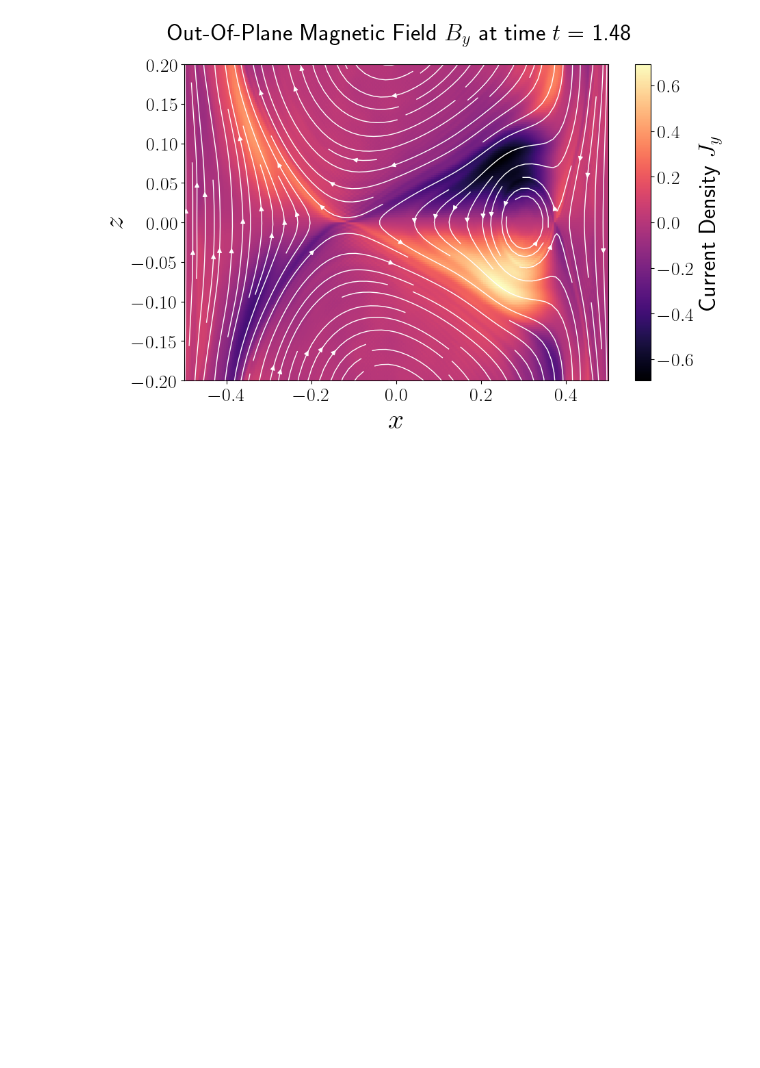
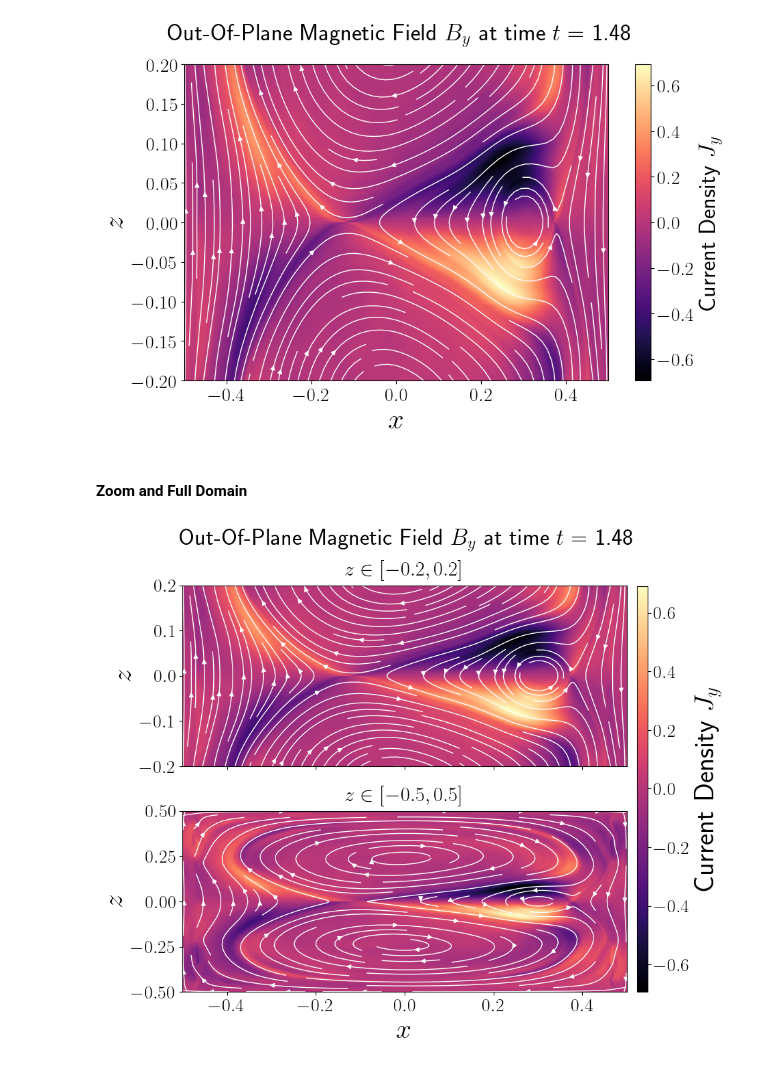
Before and after one commit to conanliptortt/MMath-Project-CL, a Jupyter notebook: Out-Of-Plane_Magnetic_Field/out-of-plane-mag.ipynb, the cells around one changed output. Drawn from its saved outputs; the diff is of its cells as text; code cells hidden in the pictures; blank space fills up the shorter version.

```diff
--- a/Out-Of-Plane_Magnetic_Field/out-of-plane-mag.ipynb
+++ b/Out-Of-Plane_Magnetic_Field/out-of-plane-mag.ipynb
@@ -70,3 +127,10 @@ fig.savefig('hall_quadrupolar_plasmoid.png')
 # %% [output]
 (400, 400)
 [figure]
+# %% [markdown]
+#### Zoom and Full Domain
+# %%
+fig = plot_staked(74, 2, 1, [-0.2, 0.2],[-0.5,0.5])
+fig.savefig('hall_quadrupolar_plasmoid_two_domains.png')
+# %% [output]
+[figure, added]
```
Also changed, not shown: parts of 10 cells of this notebook, 3 other files.
